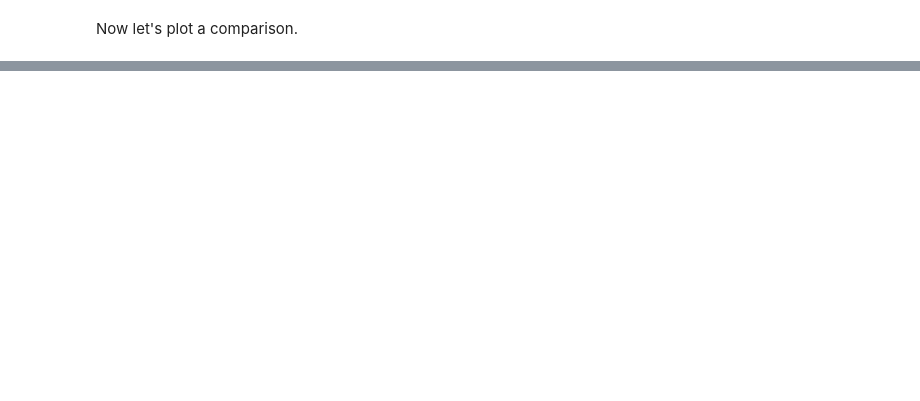
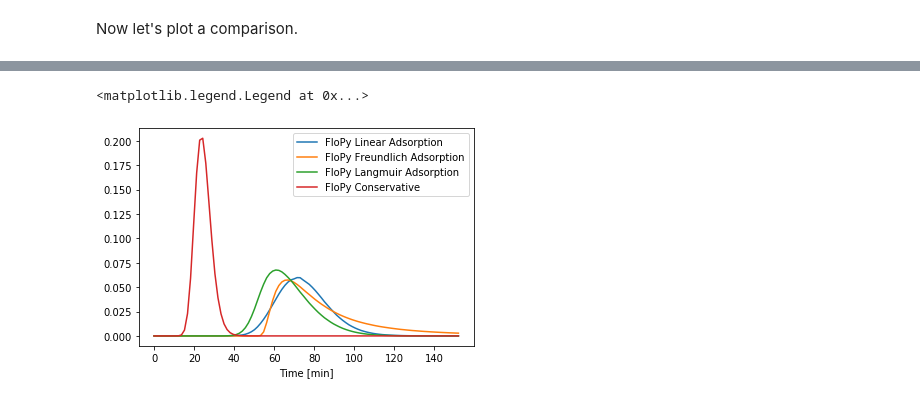
Before and after one commit to zahasky/Contaminant-Hydrogeology-Activities, a Jupyter notebook: FloPy 1D Reactions.ipynb, the cells around one changed output, grey strips where cells are left out. Cells and saved outputs as stored; diff of their text form; code cells hidden in the pictures; blank space fills up the shorter version.

```diff
--- a/FloPy 1D Reactions.ipynb
+++ b/FloPy 1D Reactions.ipynb
@@ -367,0 +379,12 @@ Homework, explain why the model is a Type 1 inlet BC and not a Type 3.
+# %%
+dirname = 'linear_pulse'
+isothm = 1
+kd = 0.4
+sp2 = 0
+
+
+# Call the FloPy model function
+mf, mt, times, conc = reaction_model_1D(dirname, perlen_mt,
+        prsity, v, al, isothm, rhob, kd, sp2)
+
+C_linear_btc = conc[:, 0, 0, -1]
@@ -367,0 +394,11 @@ Homework, explain why the model is a Type 1 inlet BC and not a Type 3.
+# %%
+dirname = 'freundlich_pulse'
+isothm = 2
+kf = 0.2
+N = 0.7
+
+# Call the FloPy model function
+mf, mt, times, conc = reaction_model_1D(dirname, perlen_mt,
+        prsity, v, al, isothm, rhob, kf, N)
+
+C_freund_btc = conc[:, 0, 0, -1]
@@ -367,0 +408,11 @@ Homework, explain why the model is a Type 1 inlet BC and not a Type 3.
+# %%
+dirname = 'langmuir_pulse'
+isothm = 3
+alpha = 2
+beta = 0.2
+
+# Call the FloPy model function
+mf, mt, times, conc = reaction_model_1D(dirname, perlen_mt,
+        prsity, v, al, isothm, rhob, alpha, beta)
+
+C_langmuir_btc = conc[:, 0, 0, -1]
@@ -367,0 +440,11 @@ Homework, explain why the model is a Type 1 inlet BC and not a Type 3.
+# %%
+c1, = plt.plot(times/60, C_linear_btc, label='FloPy Linear Adsorption')
+c2, = plt.plot(times/60, C_freund_btc, label='FloPy Freundlich Adsorption')
+c3, = plt.plot(times/60, C_langmuir_btc, label='FloPy Langmuir Adsorption')
+c4, = plt.plot(times/60, C_conservative_btc, label='FloPy Conservative')
+plt.xlabel('Time [min]');
+
+plt.legend(handles=[c1, c2, c3, c4])
+# %% [output]
+<matplotlib.legend.Legend at 0x...>
+[figure, added]
```
Also changed, not shown: parts of 24 cells of this notebook, 2 other files.
